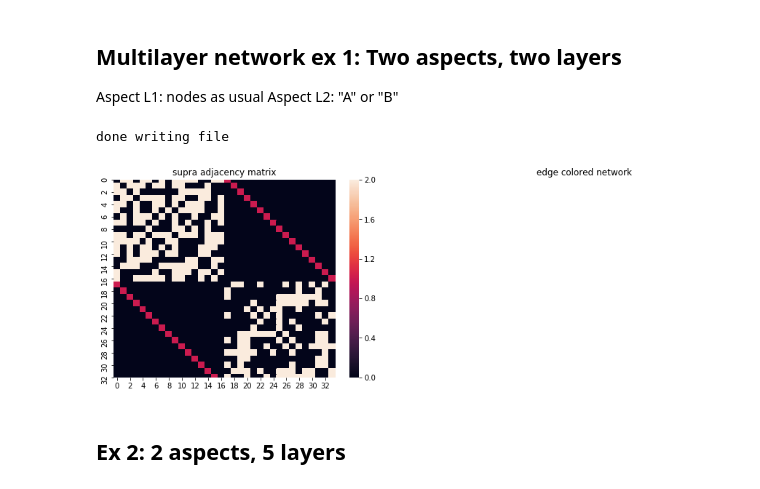
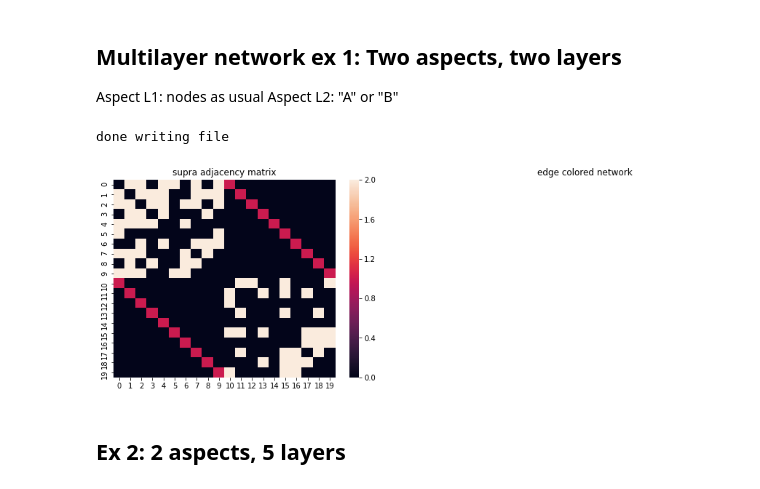
Before and after one commit to asizemore/multilayer_network_examples, a Jupyter notebook: slide_figures.ipynb, the cells around one changed output. Drawn from its saved outputs; the diff is of its cells as text; code cells hidden in the pictures.

Commit message:
fancier heatmaps

```diff
--- a/slide_figures.ipynb
+++ b/slide_figures.ipynb
@@ -26,7 +26,7 @@ Done importing packages :)
 Aspect L1: nodes as usual
 Aspect L2: "A" or "B"
 # %%
-nNodes = 17
+nNodes = 10
 
 g1 = mx.generators.erdos_renyi_graph(nNodes,0.5,seed=218)
 g2 = mx.generators.erdos_renyi_graph(nNodes,0.5,seed=132)
@@ -62,6 +62,7 @@ ax2.set_title('edge colored network')
 #             for i in range(mg.get_number_of_layers())
 #         ]
 pos = nx.layout.fruchterman_reingold_layout(g1, dim=3)
+# pos = nx.circular_layout(g1)
 
 # pos = mx.get_position3D(mg)
 # mx.draw_networkx(mg,pos=pos,ax=ax2,node_size=50,with_labels=False,
@@ -79,50 +80,50 @@ L2_classes = np.arange(nLevels)
 ## Each node will get attributes L1=node id, L2=slice number, x position, y position, and name/id
 
 scalefact = 20
+scalefact = 20
 id_dict = {i:("id"+str(i)) for i in np.arange(nNodes*nLevels)}
 x_dict = {}
 y_dict = {}
+L2_dict = {}
+z_dict = {}
+z_shift = 2
+L1_dict = {}
 for level in L2_classes:
     pos_dict = pos
     x_dict.update({(key+(level*nNodes)):float(pos_dict[key][0]+scalefact) for key in pos_dict})
     y_dict.update({(key+(level*nNodes)):float(pos_dict[key][1]+scalefact) for key in pos_dict})
-
-L1_dict = {i:str(i) for i in np.arange(nNodes*nLevels)}
-z_shift = -2
-z_dict = {i:1*z_shift for i in np.arange(nNodes)}
-z_dict.update({i:(2)*z_shift for i in (np.arange(nNodes)+ nNodes)})
-L2_dict = {i:0 for i in np.arange(nNodes)}
-L2_dict.update({i:1 for i in (np.arange(nNodes)+ nNodes)})
-
+    L2_dict.update({i:float(level) for i in (np.arange(nNodes)+ (level*nNodes))})
+    z_dict.update({i:float(level*z_shift) for i in (np.arange(nNodes) + (level*nNodes))})
+    L1_dict.update({(i+level*nNodes):int(i) for i in np.arange(nNodes)})
 
 
 # nx.set_node_attributes(G, pos, name="pos")
 nx.set_node_attributes(G, id_dict, name = "name")
 nx.set_node_attributes(G, x_dict, name = "x")
 nx.set_node_attributes(G, y_dict, name = "y")
 nx.set_node_attributes(G, z_dict, name = "z")
 nx.set_node_attributes(G, L1_dict, name= "L1")
 nx.set_node_attributes(G, L2_dict, name= "L2")
 
 # ## Set edge attributes
 # edge_dict = {}
 # for edge in G.edges():
 
 #     edge_dict[edge] = birth_times[max(edge[0],edge[1])]
 
 # edge_dict
 # nx.set_edge_attributes(G,edge_dict, name = "birth_time")
 
 ## Write to json file
 
 G_json = json_graph.node_link_data(G)
 with open('data/mx_slide9.json', 'w') as fp:
     json.dump(G_json, fp)
 
 print("done writing file")
 # %% [output]
 done writing file
-[figure, old version]
+[figure, new version]
 # %% [markdown]
 ## Ex 2: 2 aspects, 5 layers
 # %%
```
Also changed, not shown: parts of 10 cells of this notebook, 2 other files.
